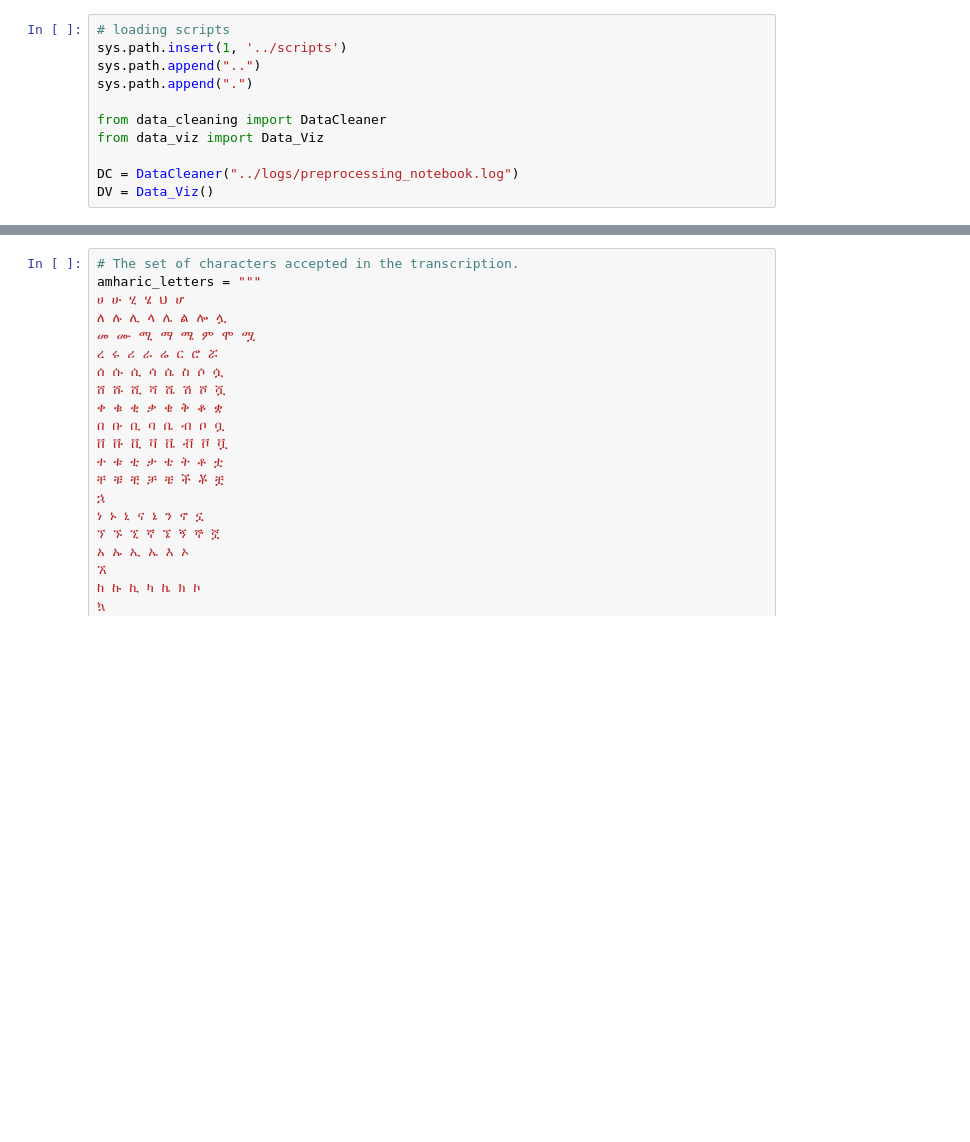
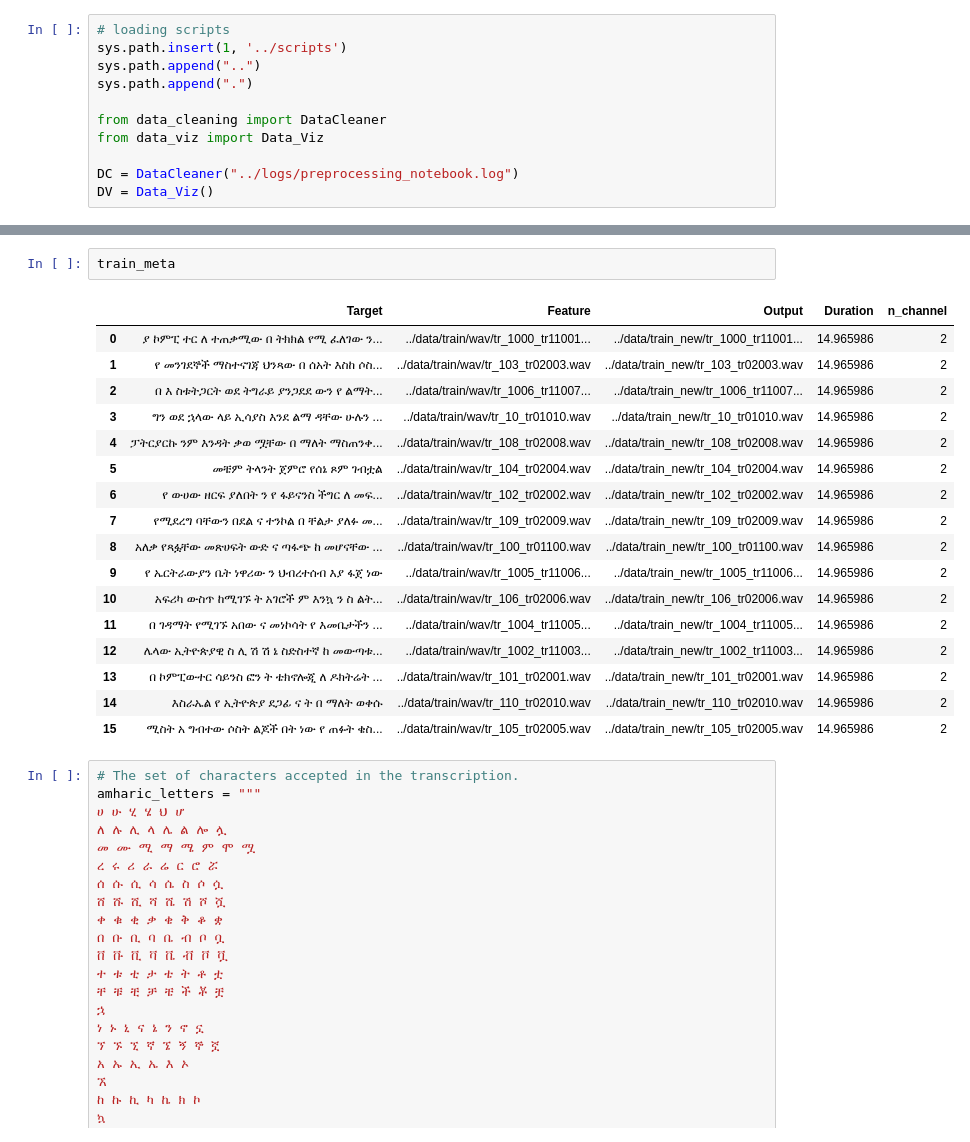
Before and after one commit to Micky373/speech_to_text, a Jupyter notebook: notebooks/acoustic_modeling.ipynb, the cells around one changed output, grey strips where cells are left out. Drawn from its saved outputs; the diff is of its cells as text; blank space fills up the shorter version.

```diff
--- a/notebooks/acoustic_modeling.ipynb
+++ b/notebooks/acoustic_modeling.ipynb
@@ -32,3 +32,23 @@ Size of the training set: 1
+# %%
+train_meta
+# %% [output]
+|  | Target | Feature | Output | Duration | n_channel |
+| 0 | ያ ኮምፒ ተር ለ ተጠቃሚው በ ትክክል የሚ ፈለገው ን... | ../data/train/wav/tr_1000_tr11001... | ../data/train_new/tr_1000_tr11001... | 14.965986 | 2 |
+| 1 | የ መንገደኞች ማስተናገጃ ህንጻው በ ሰአት እስከ ሶስ... | ../data/train/wav/tr_103_tr02003.wav | ../data/train_new/tr_103_tr02003.wav | 14.965986 | 2 |
+| 2 | በ እ ስቱትጋርት ወደ ትግራይ ያንጋደደ ውን የ ልማት... | ../data/train/wav/tr_1006_tr11007... | ../data/train_new/tr_1006_tr11007... | 14.965986 | 2 |
+| 3 | ግን ወደ ኋላው ላይ ኢሳያስ እንደ ልማ ዳቸው ሁሉን ... | ../data/train/wav/tr_10_tr01010.wav | ../data/train_new/tr_10_tr01010.wav | 14.965986 | 2 |
+| 4 | ፓትርያርኩ ንም እንዳት ቃወ ሟቸው በ ማለት ማስጠንቀ... | ../data/train/wav/tr_108_tr02008.wav | ../data/train_new/tr_108_tr02008.wav | 14.965986 | 2 |
+| 5 | መቼም ትላንት ጀምሮ የሰኔ ጾም ገብቷል | ../data/train/wav/tr_104_tr02004.wav | ../data/train_new/tr_104_tr02004.wav | 14.965986 | 2 |
+| 6 | የ ውሀው ዘርፍ ያለበት ን የ ፋይናንስ ችግር ለ መፍ... | ../data/train/wav/tr_102_tr02002.wav | ../data/train_new/tr_102_tr02002.wav | 14.965986 | 2 |
+| 7 | የሚደረግ ባቸውን በደል ና ተንኮል በ ቸልታ ያለፉ መ... | ../data/train/wav/tr_109_tr02009.wav | ../data/train_new/tr_109_tr02009.wav | 14.965986 | 2 |
+| 8 | አለቃ የጻፏቸው መጽሀፍት ውድ ና ጣፋጭ ከ መሆናቸው ... | ../data/train/wav/tr_100_tr01100.wav | ../data/train_new/tr_100_tr01100.wav | 14.965986 | 2 |
+| 9 | የ ኤርትራውያን ቤት ነዋሪው ን ህብረተሰብ እያ ፋጀ ነው | ../data/train/wav/tr_1005_tr11006... | ../data/train_new/tr_1005_tr11006... | 14.965986 | 2 |
+| 10 | አፍሪካ ውስጥ ከሚገኙ ት አገሮች ም እንኳ ን ስ ልት... | ../data/train/wav/tr_106_tr02006.wav | ../data/train_new/tr_106_tr02006.wav | 14.965986 | 2 |
+| 11 | በ ገዳማት የሚገኙ አበው ና መነኮሳት የ እመቤታችን ... | ../data/train/wav/tr_1004_tr11005... | ../data/train_new/tr_1004_tr11005... | 14.965986 | 2 |
+| 12 | ሌላው ኢትዮጵያዊ ስ ሊ ሽ ሽ ኔ ስድስተኛ ከ መውጣቱ... | ../data/train/wav/tr_1002_tr11003... | ../data/train_new/tr_1002_tr11003... | 14.965986 | 2 |
+| 13 | በ ኮምፒውተር ሳይንስ ፎን ት ቴክኖሎጂ ለ ዶክትሬት ... | ../data/train/wav/tr_101_tr02001.wav | ../data/train_new/tr_101_tr02001.wav | 14.965986 | 2 |
+| 14 | እስራኤል የ ኢትዮጵያ ደጋፊ ና ት በ ማለት ወቀሱ | ../data/train/wav/tr_110_tr02010.wav | ../data/train_new/tr_110_tr02010.wav | 14.965986 | 2 |
+| 15 | ሚስት አ ግብተው ሶስት ልጆች በት ነው የ ጠፉት ቄስ... | ../data/train/wav/tr_105_tr02005.wav | ../data/train_new/tr_105_tr02005.wav | 14.965986 | 2 |
 # %%
 # The set of characters accepted in the transcription.
 amharic_letters = """
```
Also changed, not shown: parts of 3 cells of this notebook, 4 other files.
